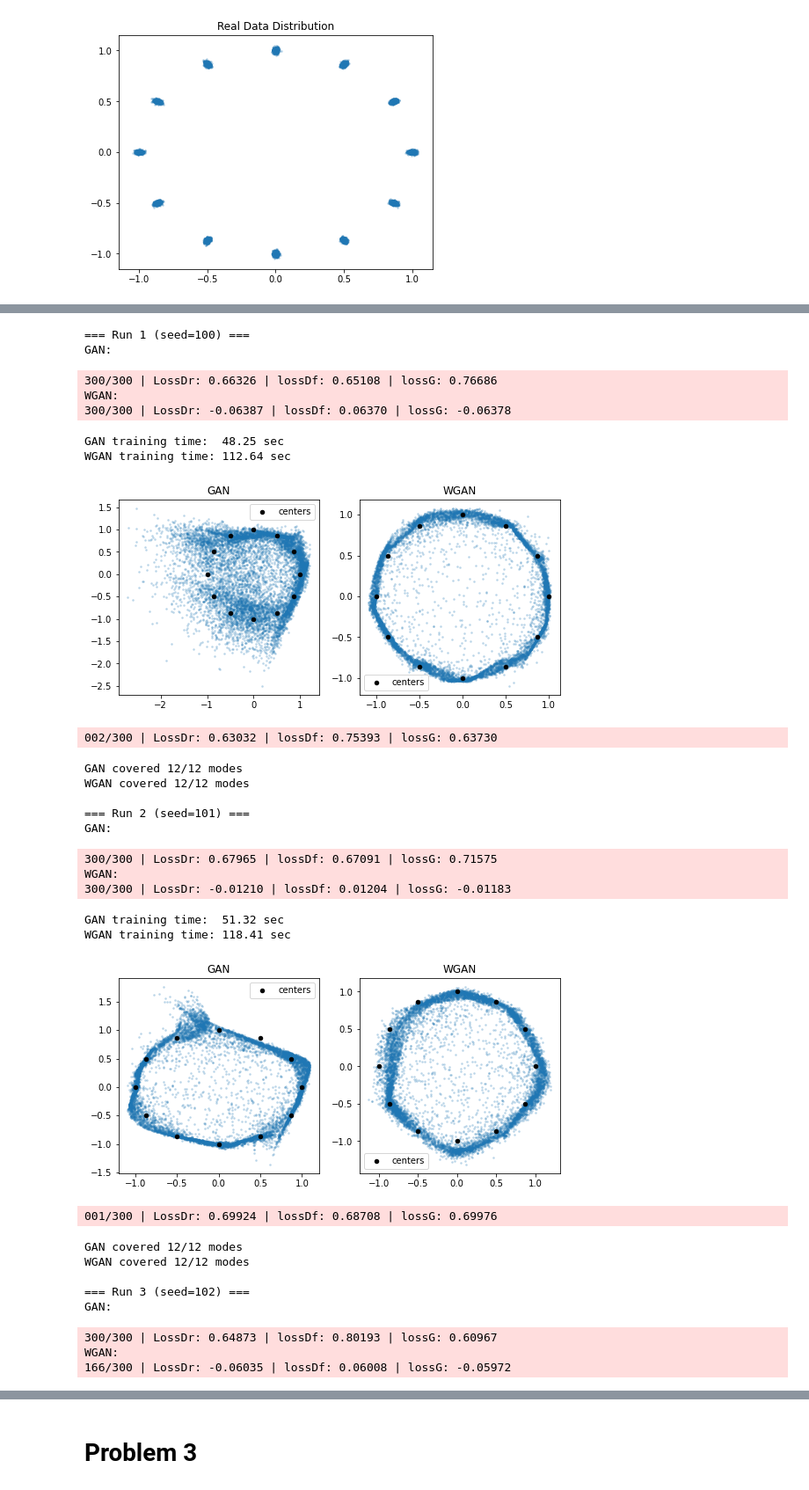
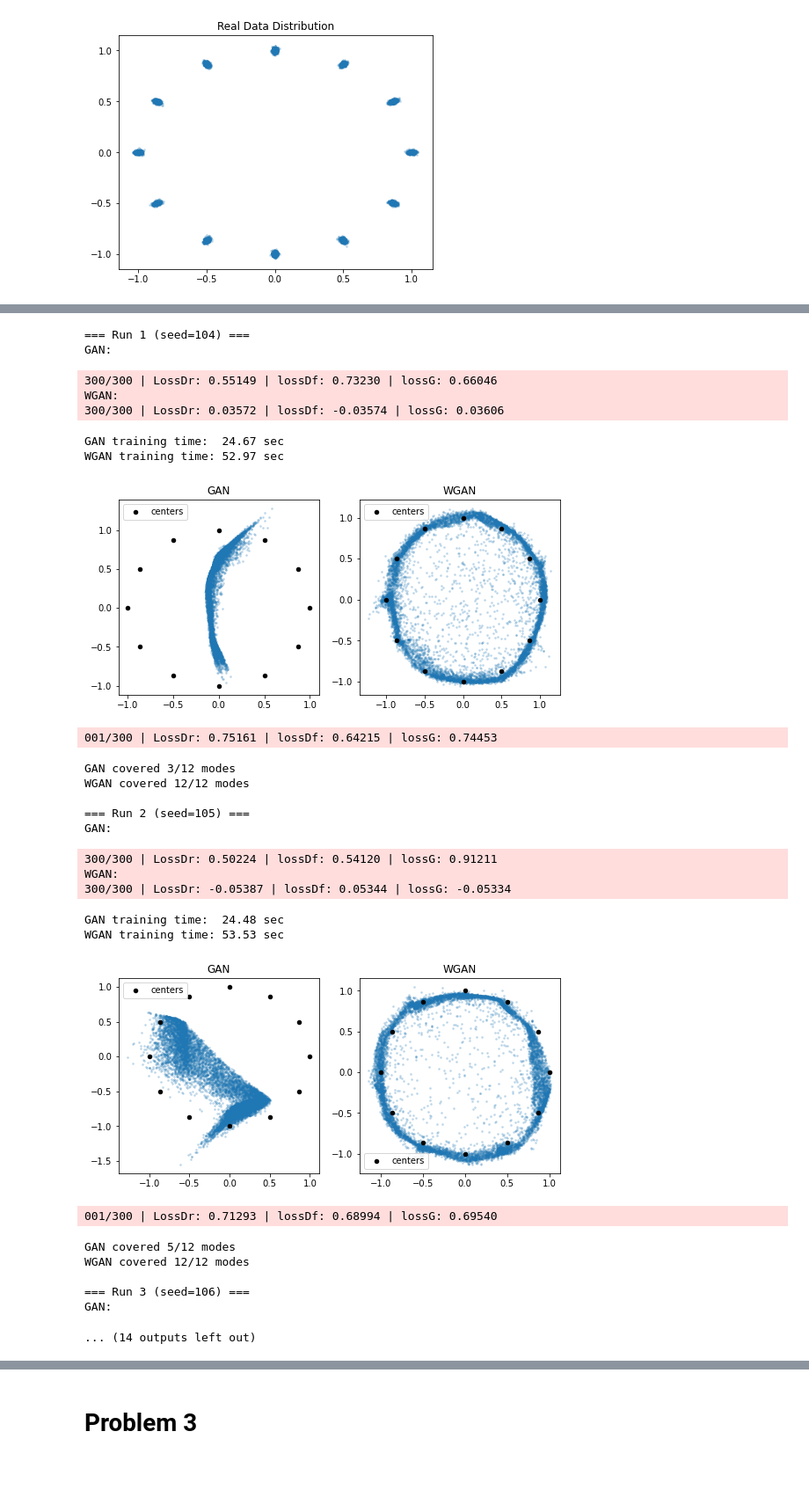
Before and after one commit to InfestedCoder/JHU_705_606_Intro_to_Gen_AI, a Jupyter notebook: modules/module 9/Ginn-Assign9.ipynb, the cells around one changed output, grey strips where cells are left out. Shown at 88% size. Drawn from its saved outputs; the diff is of its cells as text; code cells hidden in the pictures.

```diff
--- a/modules/module 9/Ginn-Assign9.ipynb
+++ b/modules/module 9/Ginn-Assign9.ipynb
@@ -453,7 +451,7 @@ def set_seed(seed):
 results = []
 
 for run in range(5):
-    seed = 100 + run
+    seed = 104 + run
     print(f"\n=== Run {run+1} (seed={seed}) ===")
 
     set_seed(seed)
@@ -501,7 +499,7 @@ for run in range(5):
         netG.eval()
         with torch.no_grad():
             z = torch.randn(n_samples, Z_DIM, device=Device)
-            samples = netG(z).cpu`().numpy()
+            samples = netG(z).cpu().numpy()
 
         covered = []
         for c in centers:
@@ -515,7 +513,15 @@ for run in range(5):
     print(f"GAN covered {gan_modes}/{len(centers)} modes")
     print(f"WGAN covered {wgan_modes}/{len(centers)} modes")
 
-    results.append((gan_modes, wgan_modes))
+    results.append({
+        "run": run + 1,
+        "seed": seed,
+        "gan_modes": gan_modes,
+        "wgan_modes": wgan_modes,
+        "gan_time_sec": gan_time,
+        "wgan_time_sec": wgan_time,
+    })
+
 
 print("\nSummary:")
 for r in results:
@@ -540,29 +546,27 @@ print(f"Average WGAN modes: {avg_wgan_modes:.2f}")
-=== Run 1 (seed=100) ===
+=== Run 1 (seed=104) ===
 GAN:
-300/300 | LossDr: 0.66326 | lossDf: 0.65108 | lossG: 0.76686
+300/300 | LossDr: 0.55149 | lossDf: 0.73230 | lossG: 0.66046
 WGAN:
-300/300 | LossDr: -0.06387 | lossDf: 0.06370 | lossG: -0.06378
+300/300 | LossDr: 0.03572 | lossDf: -0.03574 | lossG: 0.03606
-GAN training time:  48.25 sec
-WGAN training time: 112.64 sec
+GAN training time:  24.67 sec
+WGAN training time: 52.97 sec
-[figure, old version]
+[figure, new version]
-002/300 | LossDr: 0.63032 | lossDf: 0.75393 | lossG: 0.63730
+001/300 | LossDr: 0.75161 | lossDf: 0.64215 | lossG: 0.74453
-GAN covered 12/12 modes
+GAN covered 3/12 modes
 WGAN covered 12/12 modes
 
-=== Run 2 (seed=101) ===
+=== Run 2 (seed=105) ===
 GAN:
-300/300 | LossDr: 0.67965 | lossDf: 0.67091 | lossG: 0.71575
+300/300 | LossDr: 0.50224 | lossDf: 0.54120 | lossG: 0.91211
 WGAN:
-300/300 | LossDr: -0.01210 | lossDf: 0.01204 | lossG: -0.01183
+300/300 | LossDr: -0.05387 | lossDf: 0.05344 | lossG: -0.05334
-GAN training time:  51.32 sec
-WGAN training time: 118.41 sec
+GAN training time:  24.48 sec
+WGAN training time: 53.53 sec
-[figure, old version]
+[figure, new version]
-001/300 | LossDr: 0.69924 | lossDf: 0.68708 | lossG: 0.69976
+001/300 | LossDr: 0.71293 | lossDf: 0.68994 | lossG: 0.69540
-GAN covered 12/12 modes
+GAN covered 5/12 modes
 WGAN covered 12/12 modes
 
-=== Run 3 (seed=102) ===
+=== Run 3 (seed=106) ===
 GAN:
-300/300 | LossDr: 0.64873 | lossDf: 0.80193 | lossG: 0.60967
-WGAN:
-166/300 | LossDr: -0.06035 | lossDf: 0.06008 | lossG: -0.05972
+... (14 outputs left out)
```
Also changed, not shown: parts of 22 cells of this notebook, 43 other files.
